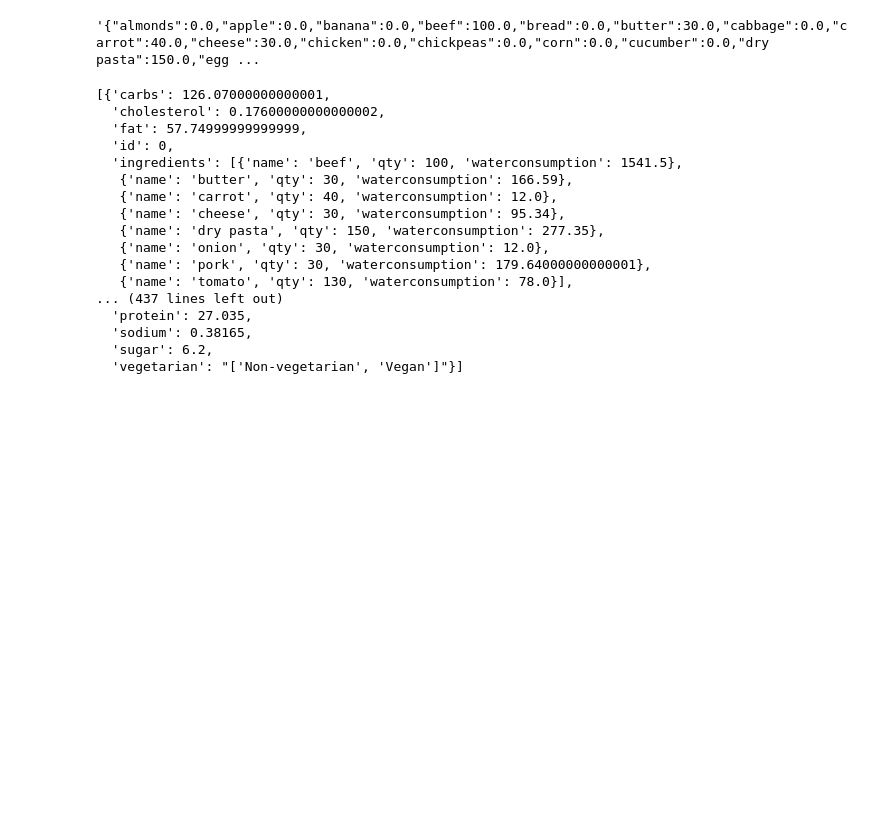
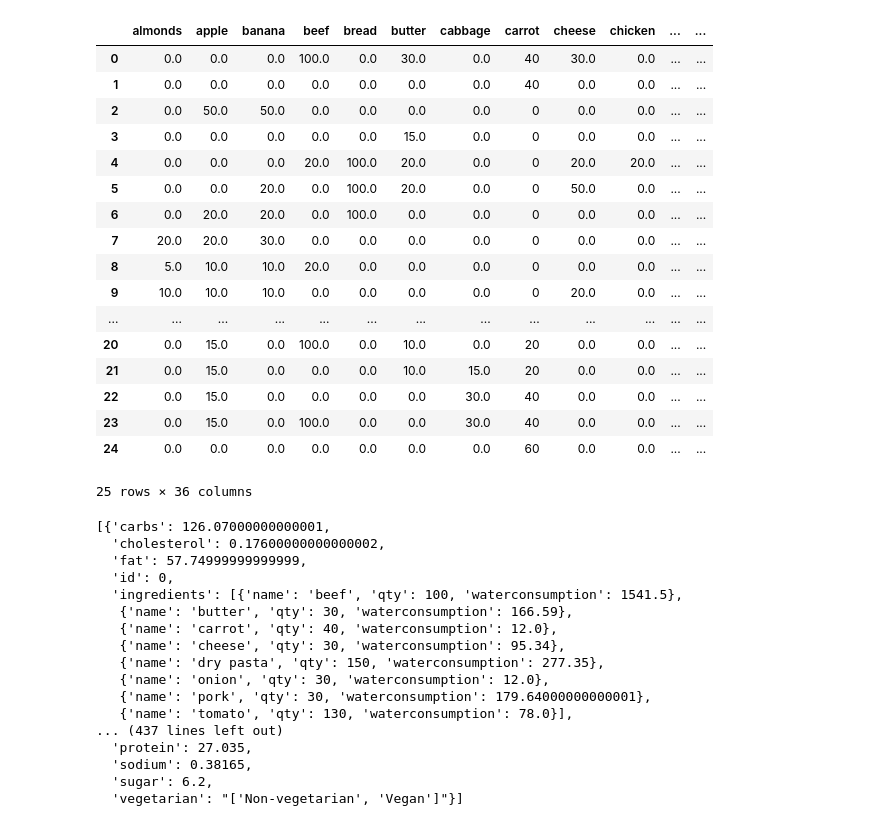
Before and after one commit to madsendennis/hackzurich2018, a Jupyter notebook: scripting/Untitled.ipynb, the cells around one changed output. Drawn from its saved outputs; the diff is of its cells as text; code cells hidden in the pictures; blank space fills up the shorter version.

Commit message:
added parsing for recipes

```diff
--- a/scripting/Untitled.ipynb
+++ b/scripting/Untitled.ipynb
@@ -11,10 +11,27 @@ fooddf = fooddf.set_index("name")
 # %%
 recipesdf = pd.read_excel(recipesfile)
 recipesdf = recipesdf.fillna(0)
 #recipesdf
-recipesdf.loc["pasta bolognese"].to_json()
+recipesdf
 # %% [output]
+|  | almonds | apple | banana | beef | bread | butter | cabbage | carrot | cheese | chicken | ... | ... |
+| 0 | 0.0 | 0.0 | 0.0 | 100.0 | 0.0 | 30.0 | 0.0 | 40 | 30.0 | 0.0 | ... | ... |
+| 1 | 0.0 | 0.0 | 0.0 | 0.0 | 0.0 | 0.0 | 0.0 | 40 | 0.0 | 0.0 | ... | ... |
+| 2 | 0.0 | 50.0 | 50.0 | 0.0 | 0.0 | 0.0 | 0.0 | 0 | 0.0 | 0.0 | ... | ... |
+| 3 | 0.0 | 0.0 | 0.0 | 0.0 | 0.0 | 15.0 | 0.0 | 0 | 0.0 | 0.0 | ... | ... |
+| 4 | 0.0 | 0.0 | 0.0 | 20.0 | 100.0 | 20.0 | 0.0 | 0 | 20.0 | 20.0 | ... | ... |
+| 5 | 0.0 | 0.0 | 20.0 | 0.0 | 100.0 | 20.0 | 0.0 | 0 | 50.0 | 0.0 | ... | ... |
+| 6 | 0.0 | 20.0 | 20.0 | 0.0 | 100.0 | 0.0 | 0.0 | 0 | 0.0 | 0.0 | ... | ... |
+| 7 | 20.0 | 20.0 | 30.0 | 0.0 | 0.0 | 0.0 | 0.0 | 0 | 0.0 | 0.0 | ... | ... |
+| 8 | 5.0 | 10.0 | 10.0 | 20.0 | 0.0 | 0.0 | 0.0 | 0 | 0.0 | 0.0 | ... | ... |
+| 9 | 10.0 | 10.0 | 10.0 | 0.0 | 0.0 | 0.0 | 0.0 | 0 | 20.0 | 0.0 | ... | ... |
+| ... | ... | ... | ... | ... | ... | ... | ... | ... | ... | ... | ... | ... |
+| 20 | 0.0 | 15.0 | 0.0 | 100.0 | 0.0 | 10.0 | 0.0 | 20 | 0.0 | 0.0 | ... | ... |
+| 21 | 0.0 | 15.0 | 0.0 | 0.0 | 0.0 | 10.0 | 15.0 | 20 | 0.0 | 0.0 | ... | ... |
+| 22 | 0.0 | 15.0 | 0.0 | 0.0 | 0.0 | 0.0 | 30.0 | 40 | 0.0 | 0.0 | ... | ... |
+| 23 | 0.0 | 15.0 | 0.0 | 100.0 | 0.0 | 0.0 | 30.0 | 40 | 0.0 | 0.0 | ... | ... |
+| 24 | 0.0 | 0.0 | 0.0 | 0.0 | 0.0 | 0.0 | 0.0 | 60 | 0.0 | 0.0 | ... | ... |
-'{"almonds":0.0,"apple":0.0,"banana":0.0,"beef":100.0,"bread":0.0,"butter":30.0,"cabbage":0.0,"carrot":40.0,"cheese":30.0,"chicken":0.0,"chickpeas":0.0,"corn":0.0,"cucumber":0.0,"dry pasta":150.0,"egg ...
+25 rows × 36 columns
 # %%
 newcols = []
 veglist=["non-vegetarian","vegetarian","vegan"]
```
Also changed, not shown: 6 other files.
